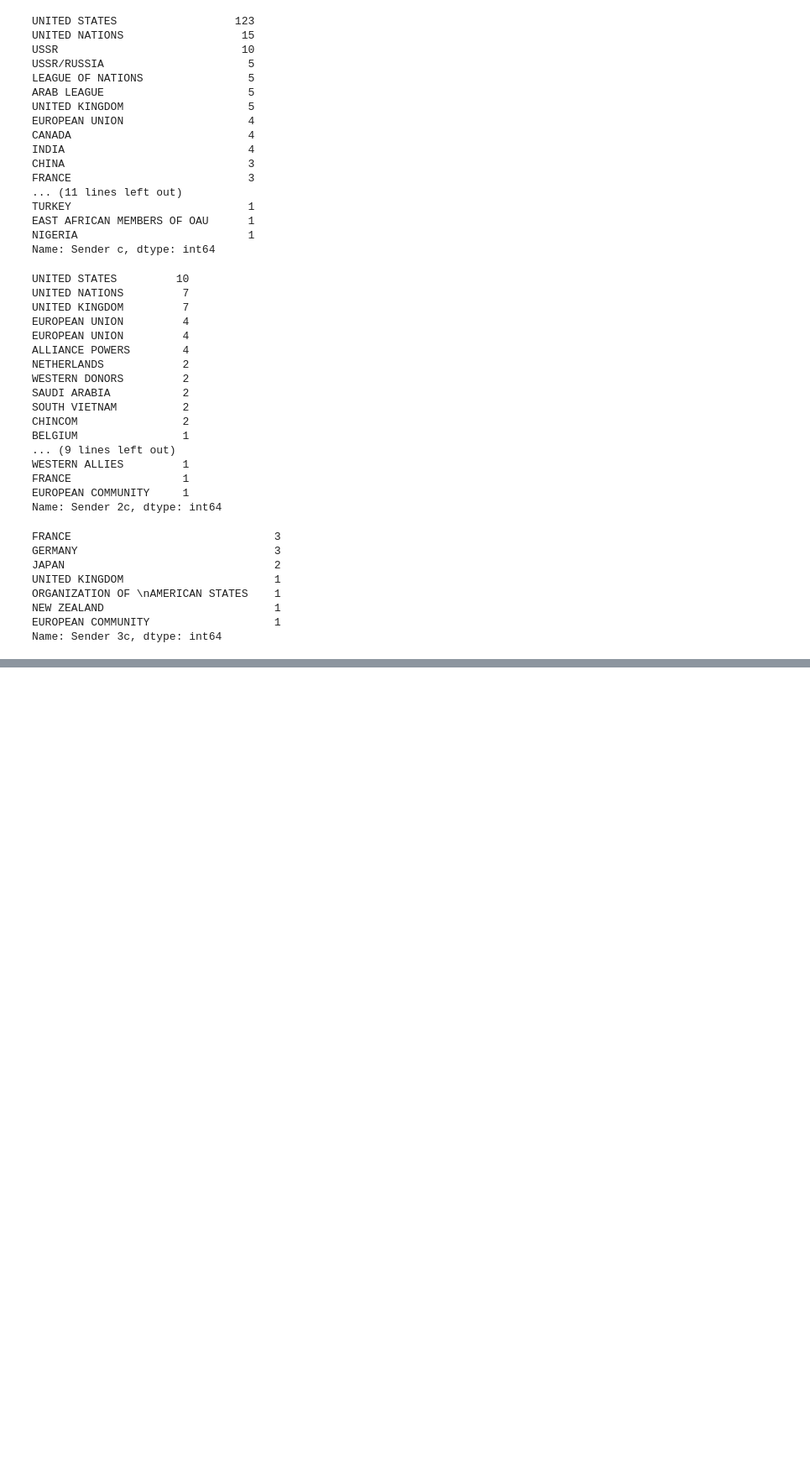
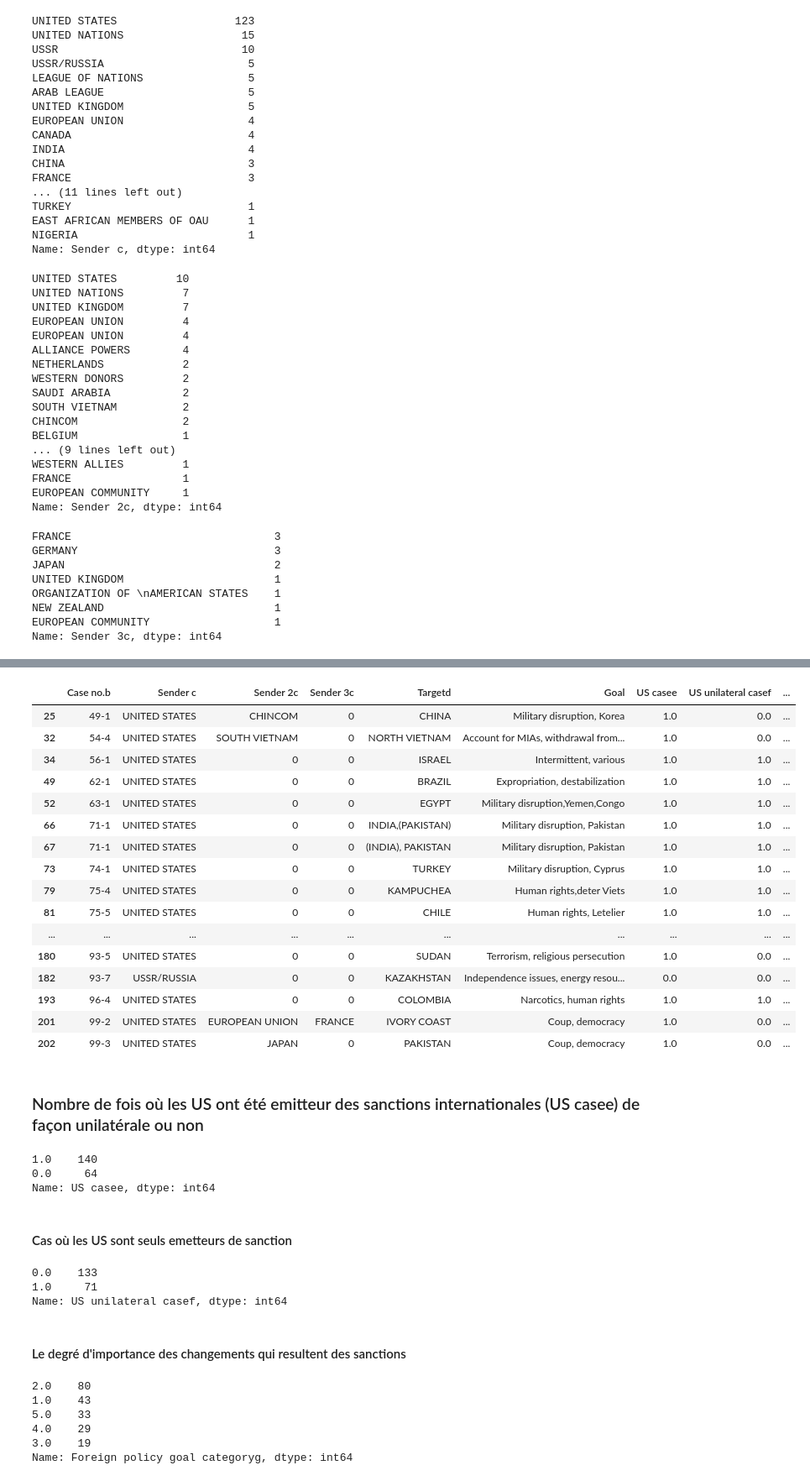
Before and after one commit to cedricsoares/economic_sanction_model, a Jupyter notebook: Sanction_eco.ipynb, the cells around one changed output, grey strips where cells are left out. Shown at 84% size. Drawn from its saved outputs; the diff is of its cells as text; code cells hidden in the pictures; blank space fills up the shorter version.

```diff
--- a/Sanction_eco.ipynb
+++ b/Sanction_eco.ipynb
@@ -289,0 +310,49 @@ Name: Sender 3c, dtype: int64
+# %%
+df_awa[df_awa['Goal'].str.contains(',')]
+# %% [output]
+|  | Case no.b | Sender c | Sender 2c | Sender 3c | Targetd | Goal | US casee | US unilateral casef | ... |
+| 25 | 49-1 | UNITED STATES | CHINCOM | 0 | CHINA | Military disruption, Korea | 1.0 | 0.0 | ... |
+| 32 | 54-4 | UNITED STATES | SOUTH VIETNAM | 0 | NORTH VIETNAM | Account for MIAs, withdrawal from... | 1.0 | 0.0 | ... |
+| 34 | 56-1 | UNITED STATES | 0 | 0 | ISRAEL | Intermittent, various | 1.0 | 1.0 | ... |
+| 49 | 62-1 | UNITED STATES | 0 | 0 | BRAZIL | Expropriation, destabilization | 1.0 | 1.0 | ... |
+| 52 | 63-1 | UNITED STATES | 0 | 0 | EGYPT | Military disruption,Yemen,Congo | 1.0 | 1.0 | ... |
+| 66 | 71-1 | UNITED STATES | 0 | 0 | INDIA,(PAKISTAN) | Military disruption, Pakistan | 1.0 | 1.0 | ... |
+| 67 | 71-1 | UNITED STATES | 0 | 0 | (INDIA), PAKISTAN | Military disruption, Pakistan | 1.0 | 1.0 | ... |
+| 73 | 74-1 | UNITED STATES | 0 | 0 | TURKEY | Military disruption, Cyprus | 1.0 | 1.0 | ... |
+| 79 | 75-4 | UNITED STATES | 0 | 0 | KAMPUCHEA | Human rights,deter Viets | 1.0 | 1.0 | ... |
+| 81 | 75-5 | UNITED STATES | 0 | 0 | CHILE | Human rights, Letelier | 1.0 | 1.0 | ... |
+| ... | ... | ... | ... | ... | ... | ... | ... | ... | ... |
+| 180 | 93-5 | UNITED STATES | 0 | 0 | SUDAN | Terrorism, religious persecution | 1.0 | 0.0 | ... |
+| 182 | 93-7 | USSR/RUSSIA | 0 | 0 | KAZAKHSTAN | Independence issues, energy resou... | 0.0 | 0.0 | ... |
+| 193 | 96-4 | UNITED STATES | 0 | 0 | COLOMBIA | Narcotics, human rights | 1.0 | 1.0 | ... |
+| 201 | 99-2 | UNITED STATES | EUROPEAN UNION | FRANCE | IVORY COAST | Coup, democracy | 1.0 | 0.0 | ... |
+| 202 | 99-3 | UNITED STATES | JAPAN | 0 | PAKISTAN | Coup, democracy | 1.0 | 0.0 | ... |
+# %% [markdown]
+### Nombre de fois où les US ont été emitteur des sanctions internationales (US casee) de façon unilatérale ou non
+# %%
+df_awa['US casee'].value_counts()
+#140
+# %% [output]
+1.0    140
+0.0     64
+Name: US casee, dtype: int64
+# %% [markdown]
+#### Cas où les US sont seuls emetteurs de sanction
+# %%
+df_awa['US unilateral casef'].value_counts()
+# 71 fois
+# %% [output]
+0.0    133
+1.0     71
+Name: US unilateral casef, dtype: int64
+# %% [markdown]
+#### Le degré d'importance des changements qui resultent des sanctions
+# %%
+df_awa['Foreign policy goal categoryg'].value_counts()
+# %% [output]
+2.0    80
+1.0    43
+5.0    33
+4.0    29
+3.0    19
+Name: Foreign policy goal categoryg, dtype: int64
```
Also changed, not shown: parts of 12 cells of this notebook.
